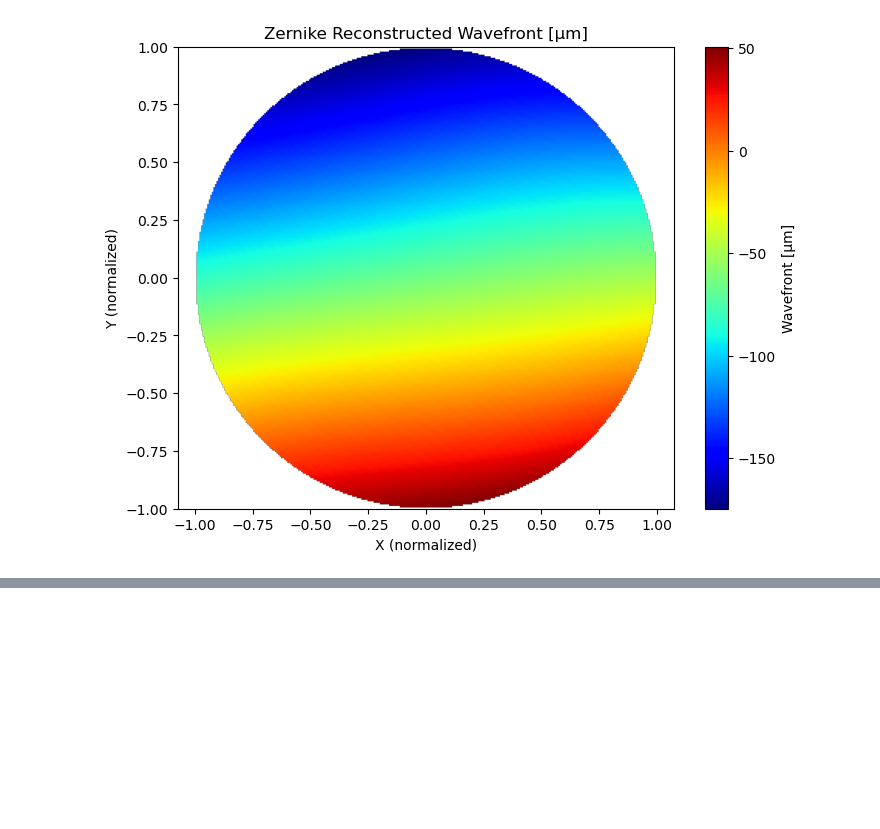
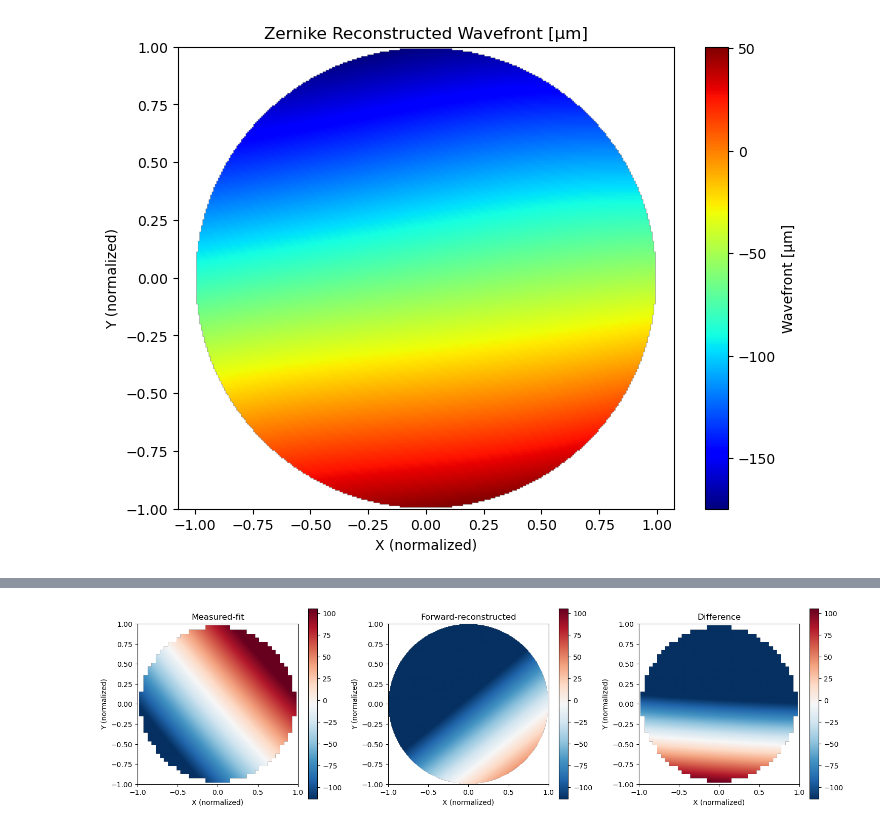
Before and after one commit to Leonardo-5/Zernike_analysis_of_wavefront, a Jupyter notebook: Zernike_map.ipynb, the cells around one changed output, grey strips where cells are left out. Drawn from its saved outputs; the diff is of its cells as text; code cells hidden in the pictures; blank space fills up the shorter version.

```diff
--- a/Zernike_map.ipynb
+++ b/Zernike_map.ipynb
@@ -681,0 +842,95 @@ Mode 6: -0.756293
+# %%
+def parse_zernike_coeffs(filename, n_modes=15):
+    """Read the ‘*** ZERNIKE FIT ***’ section and return the first n_modes coefficients."""
+    coeffs = []
+    with open(filename, 'r', encoding='latin-1') as f:
+        in_section = False
+        for line in f:
+            if line.strip().startswith('*** ZERNIKE FIT ***'):
+                in_section = True
+                continue
+            if in_section:
+                # look for lines like: "   1,     0,     0,      -64.165"
+                m = re.match(r'\s*(\d+),\s*-?\d+,\s*-?\d+,\s*([-\d\.eE]+)', line)
+                if m:
+                    idx = int(m.group(1))
+                    coef = float(m.group(2))
+                    if idx <= n_modes:
+                        coeffs.append(coef)
+                # break out once we have all modes or hit next section
+                if len(coeffs) >= n_modes:
+                    break
+    if len(coeffs) < n_modes:
+        raise ValueError(f"Found only {len(coeffs)} coefficients, expected {n_modes}")
+    print("Found Zernike coefficients:", coeffs)
+    return np.array(coeffs)
+
+
+def reconstruct_wavefront_from_coeffs(coeffs, grid_size):
+
+    x = np.linspace(-1, 1, grid_size)
+    y = np.linspace(-1, 1, grid_size)
+    X, Y = np.meshgrid(x, y)
+    R = np.sqrt(X**2 + Y**2)
+    Theta = np.arctan2(Y, X)
+    mask = R <= 1
+
+    basis = zernike_basis(nterms=len(coeffs), rho=R, theta=Theta)
+    W = np.zeros_like(R)
+    for j, c in enumerate(coeffs):
+        W += c * basis[j]
+    W[~mask] = np.nan
+    return x, y, W
+
+
+grid_size = 300
+
+
+xv, yv = np.linspace(-1,1,grid_size), np.linspace(-1,1,grid_size)
+Xv, Yv = np.meshgrid(xv, yv)
+
+from scipy.interpolate import RegularGridInterpolator
+
+x_norm = (x_coords - x_coords.mean())/(pupil_diameter/2)
+y_norm = (y_coords - y_coords.mean())/(pupil_diameter/2)
+# Remove nan values from x_coords and corresponding columns in wavefront_fit
+valid_x = ~np.isnan(x_coords)
+valid_y = ~np.isnan(y_coords)  # In your data y_coords seems fine, but let's be safe
+
+x_coords_clean = x_coords[valid_x]
+y_coords_clean = y_coords[valid_y]
+wavefront_fit_clean = wavefront_fit[np.ix_(valid_y, valid_x)]
+
+# Now normalize
+x_norm = (x_coords_clean - x_coords_clean.mean()) / (pupil_diameter / 2)
+y_norm = (y_coords_clean - y_coords_clean.mean()) / (pupil_diameter / 2)
+
+# Interpolator
+interp = RegularGridInterpolator(
+    (y_norm, x_norm),
+    wavefront_fit_clean,
+    bounds_error=False,
+    fill_value=np.nan
+)
+W_meas = interp(np.stack([Yv.ravel(), Xv.ravel()], axis=1)).reshape(grid_size, grid_size)
+_, _, W_known = reconstruct_wavefront_from_coeffs(coeffs, grid_size)
+
+# === 3) Plot side by side ===
+fig, axs = plt.subplots(1,3,figsize=(15,5), subplot_kw={'aspect':'equal'})
+for ax, W, title in zip(axs,
+                        [W_meas, W_known, W_known - W_meas],
+                        ['Measured‐fit', 'Forward‐reconstructed', 'Difference']):
+    im = ax.imshow(W,
+                   extent=[-1,1,-1,1],
+                   origin='upper',
+                   cmap='RdBu_r',
+                   vmin=np.nanpercentile(W_meas,5),
+                   vmax=np.nanpercentile(W_meas,95))
+    ax.set_title(title)
+    ax.set_xlabel('X (normalized)')
+    ax.set_ylabel('Y (normalized)')
+    fig.colorbar(im, ax=ax, shrink=0.8)
+plt.tight_layout()
+plt.show()
+# %% [output]
+[figure, added]
```
Also changed, not shown: parts of 3 cells of this notebook.
